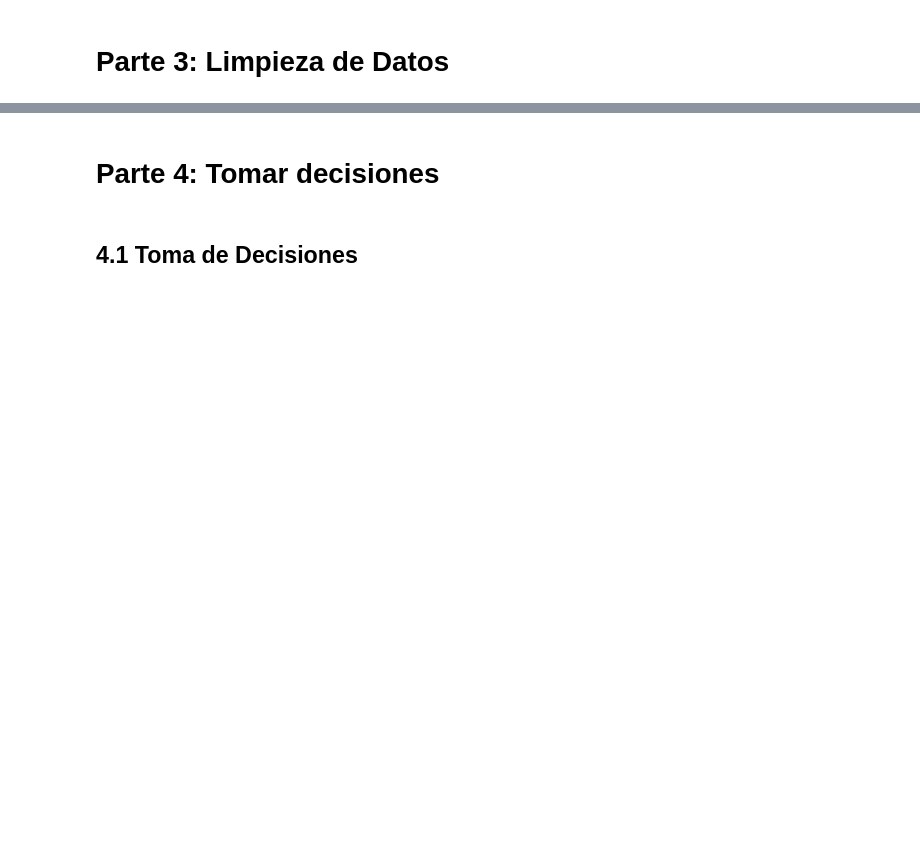
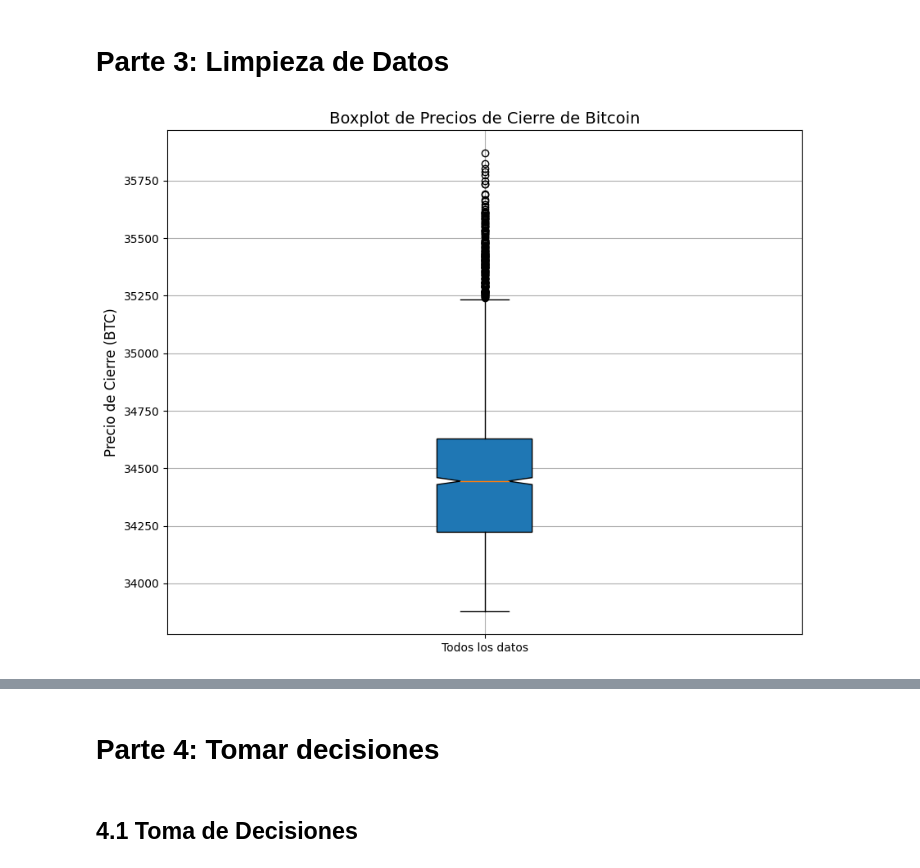
Before and after one commit to mffajardor/Alura_Bootcamp, a Jupyter notebook: 01_Challenge_Robot_Trading.ipynb, the cells around one changed output, grey strips where cells are left out. Cells and saved outputs as stored; diff of their text form; code cells hidden in the pictures; blank space fills up the shorter version.

```diff
--- a/01_Challenge_Robot_Trading.ipynb
+++ b/01_Challenge_Robot_Trading.ipynb
@@ -140,5 +142,24 @@ Tendencia: alta
 # %% [markdown]
 # Parte 3: Limpieza de Datos
+# %%
+# Grafico del Boxplot antes de eliminar los Outliers
+plt.figure(figsize= (10,8))
+
+# Crear boxplot
+box = plt.boxplot(df_bitcoin['Close'], patch_artist=True, notch=True)
+
+
+# Título y etiquetas de los ejes
+plt.title('Boxplot de Precios de Cierre de Bitcoin', fontsize=14)
+plt.ylabel('Precio de Cierre (BTC)', fontsize=12)
+
+# Etiquetas para el eje X
+plt.xticks([1], ['Todos los datos'])  # Suponiendo que solo hay un conjunto de datos
+
+plt.grid(True)  # Añadir una cuadrícula
+plt.show()
+# %% [output]
+[figure, added]
 # %%
 def limpieza_datos():
   """
```
Also changed, not shown: parts of 12 cells of this notebook.
